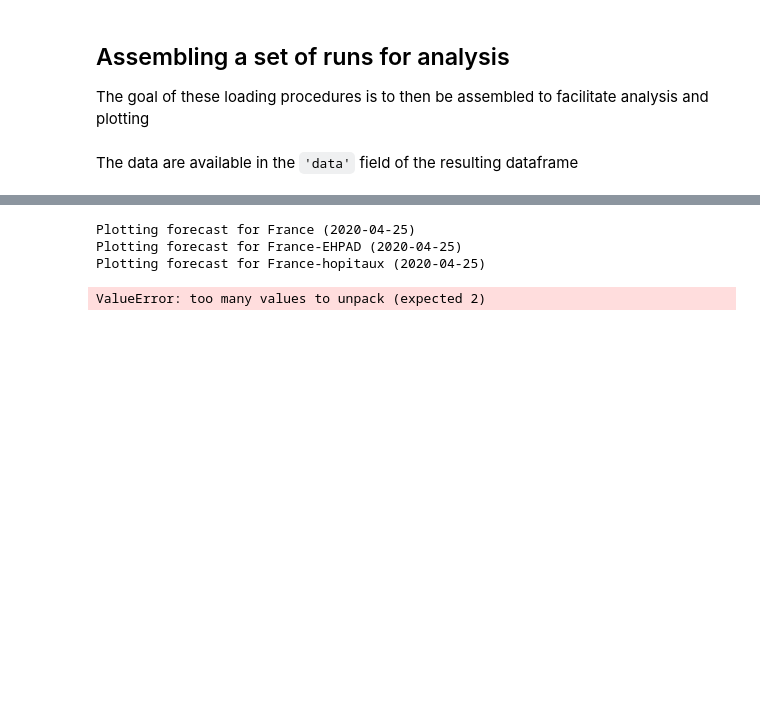
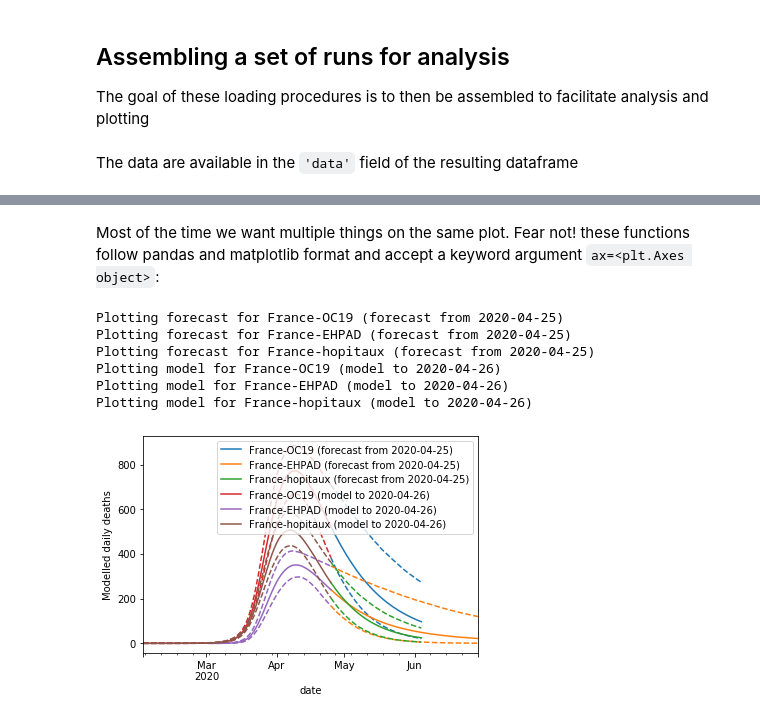
Before and after one commit to payoto/covid19model-fr-regions-results, a Jupyter notebook: data_load.ipynb, the cells around one changed output, grey strips where cells are left out. Cells and saved outputs as stored; diff of their text form; code cells hidden in the pictures; blank space fills up the shorter version.

Commit message:
Get simple forecast plot example

```diff
--- a/data_load.ipynb
+++ b/data_load.ipynb
@@ -102,7 +114,7 @@ select_single_country_run = lambda row: (
 )
 analysis_set_france = get_analysis_set(
     run_manifest, selection_fun=select_single_country_run,
-    data_to_load='forecasting'
+    data_to_load=['forecasting', 'modelling']
 )
 # %% [markdown]
 The data are available in the `'data'` field of the resulting dataframe
@@ -112,0 +128,2 @@ import pandas as pd
+# %%
+model = analysis_set_france.loc[32,:]["model"]
@@ -112,0 +156,3 @@ import pandas as pd
+# %% [markdown]
+Most of the time we want multiple things on the same plot. Fear not! these functions
+follow pandas and matplotlib format and accept a keyword argument `ax=<plt.Axes object>`:
@@ -113,13 +163,14 @@ import pandas as pd
 # %%
-test_data = analysis_set_france.loc[32,:]["data"]
-forecast_df = test_data.data['forecasting']
 
-country_list = ["France", "France-EHPAD", "France-hopitaux"]
-ax_forecast = plot_forecast_countries(forecast_df, country_list,max_date=None)
-ax_forecast = plot_model_countries(forecast_df, country_list,max_date=None)
-ax_forecast.get_xlim()
+country_list = ["France-OC19", "France-EHPAD", "France-hopitaux"]
+
+ax_forecast = plot_forecast_countries(model.data["forecasting"], country_list=country_list,max_date=None)
+ax_forecast = plot_model_countries(model.data["modelling"], country_list=country_list,max_date=None, ax=ax_forecast)
 # %% [output]
-Plotting forecast for France (2020-04-25)
-Plotting forecast for France-EHPAD (2020-04-25)
-Plotting forecast for France-hopitaux (2020-04-25)
+Plotting forecast for France-OC19 (forecast from 2020-04-25)
+Plotting forecast for France-EHPAD (forecast from 2020-04-25)
+Plotting forecast for France-hopitaux (forecast from 2020-04-25)
+Plotting model for France-OC19 (model to 2020-04-26)
+Plotting model for France-EHPAD (model to 2020-04-26)
+Plotting model for France-hopitaux (model to 2020-04-26)
-ValueError: too many values to unpack (expected 2)
+[figure, added]
```
Also changed, not shown: parts of 11 cells of this notebook, 2 other files.
